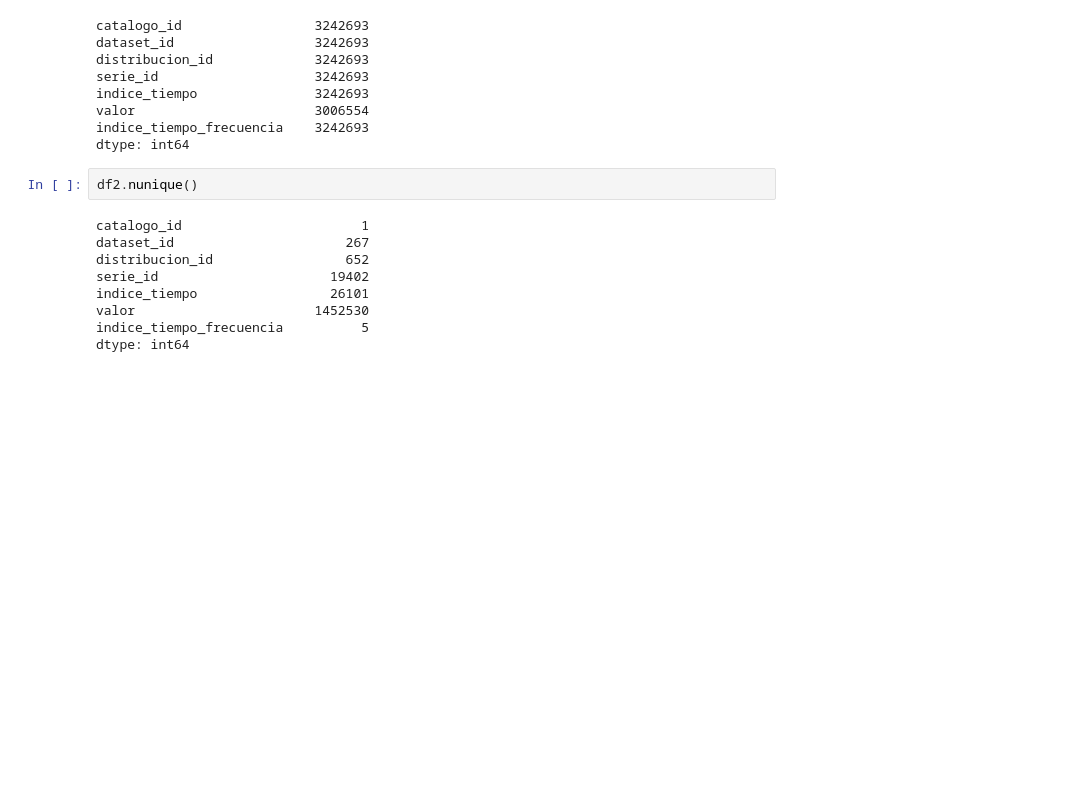
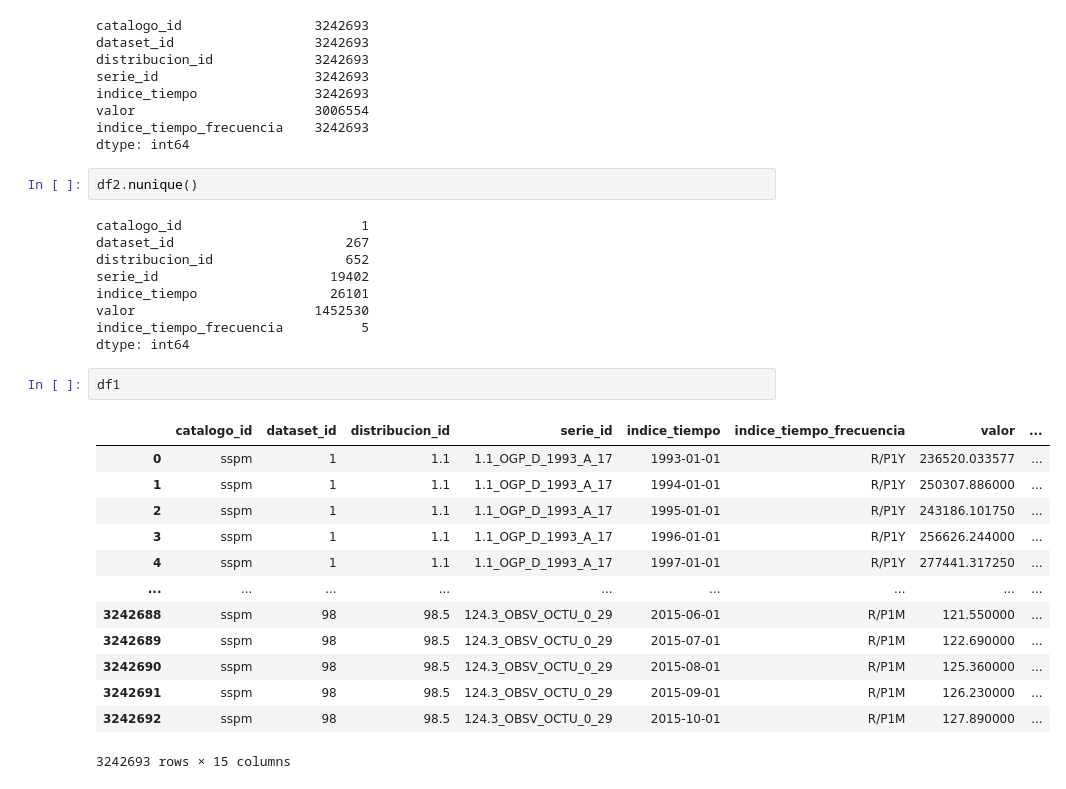
Before and after one commit to matuteiglesias/economia.gob.ar-datos, a Jupyter notebook: 02 - Download, extract, open data (sqlite, csv).ipynb, the cells around one changed output. Saved outputs shown, nothing was run; the diff lists cells and outputs as text; blank space fills up the shorter version.

```diff
--- a/02 - Download, extract, open data (sqlite, csv).ipynb
+++ b/02 - Download, extract, open data (sqlite, csv).ipynb
@@ -306,3 +373,19 @@ indice_tiempo                 26101
 valor                       1452530
 indice_tiempo_frecuencia          5
 dtype: int64
+# %%
+df1
+# %% [output]
+|  | catalogo_id | dataset_id | distribucion_id | serie_id | indice_tiempo | indice_tiempo_frecuencia | valor | ... |
+| 0 | sspm | 1 | 1.1 | 1.1_OGP_D_1993_A_17 | 1993-01-01 | R/P1Y | 236520.033577 | ... |
+| 1 | sspm | 1 | 1.1 | 1.1_OGP_D_1993_A_17 | 1994-01-01 | R/P1Y | 250307.886000 | ... |
+| 2 | sspm | 1 | 1.1 | 1.1_OGP_D_1993_A_17 | 1995-01-01 | R/P1Y | 243186.101750 | ... |
+| 3 | sspm | 1 | 1.1 | 1.1_OGP_D_1993_A_17 | 1996-01-01 | R/P1Y | 256626.244000 | ... |
+| 4 | sspm | 1 | 1.1 | 1.1_OGP_D_1993_A_17 | 1997-01-01 | R/P1Y | 277441.317250 | ... |
+| ... | ... | ... | ... | ... | ... | ... | ... | ... |
+| 3242688 | sspm | 98 | 98.5 | 124.3_OBSV_OCTU_0_29 | 2015-06-01 | R/P1M | 121.550000 | ... |
+| 3242689 | sspm | 98 | 98.5 | 124.3_OBSV_OCTU_0_29 | 2015-07-01 | R/P1M | 122.690000 | ... |
+| 3242690 | sspm | 98 | 98.5 | 124.3_OBSV_OCTU_0_29 | 2015-08-01 | R/P1M | 125.360000 | ... |
+| 3242691 | sspm | 98 | 98.5 | 124.3_OBSV_OCTU_0_29 | 2015-09-01 | R/P1M | 126.230000 | ... |
+| 3242692 | sspm | 98 | 98.5 | 124.3_OBSV_OCTU_0_29 | 2015-10-01 | R/P1M | 127.890000 | ... |
+3242693 rows × 15 columns
```
Also changed, not shown: parts of 5 cells of this notebook, 3 other files.
